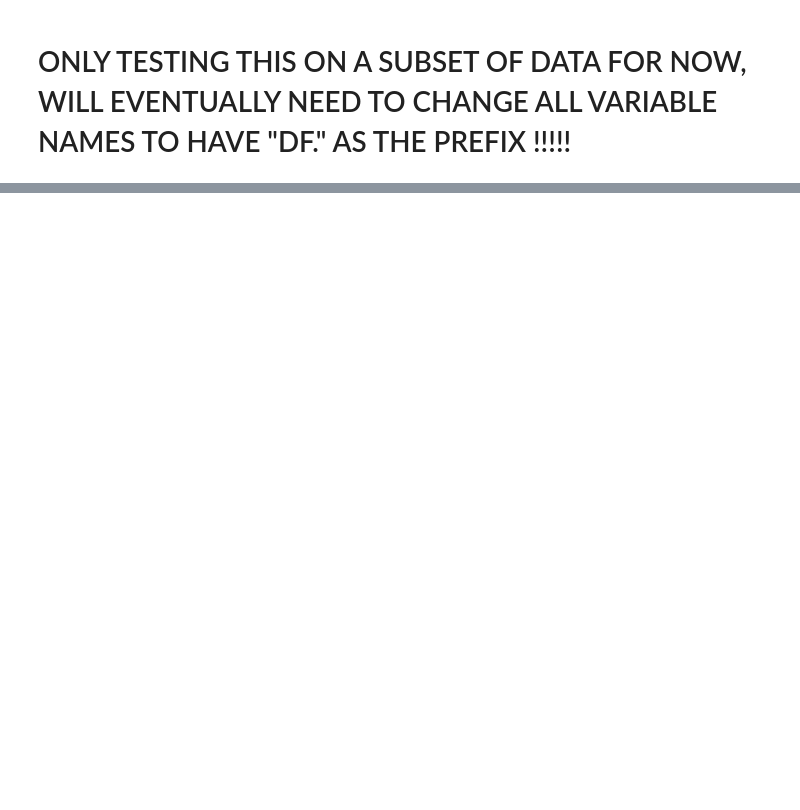
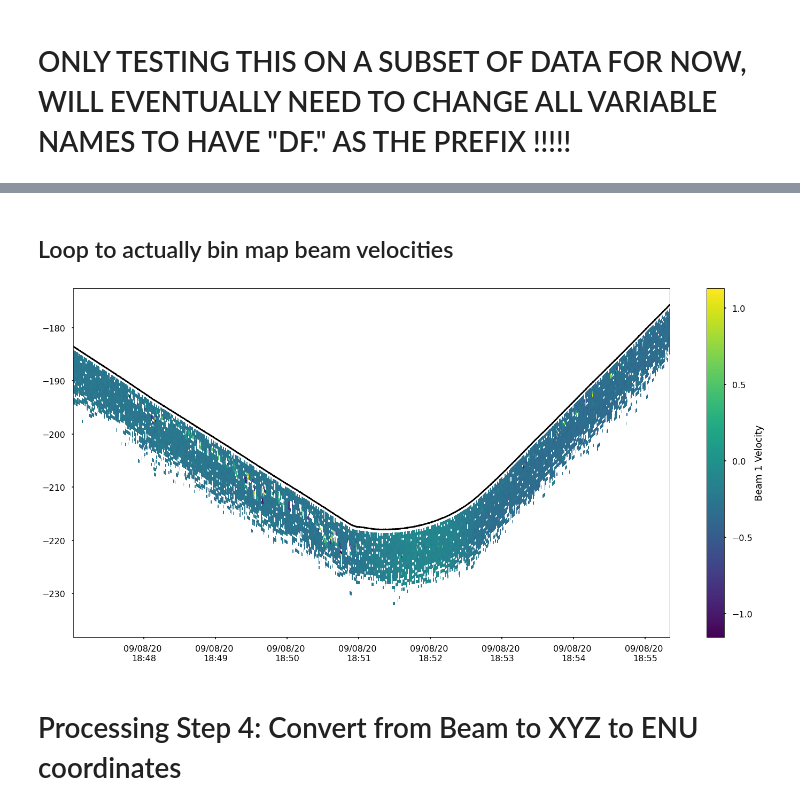
Before and after one commit to JGradone/Slocum-AD2CP, a Jupyter notebook: AD2CP_Processing.ipynb, the cells around one changed output, grey strips where cells are left out. Saved outputs shown, nothing was run; the diff lists cells and outputs as text; code cells hidden in the pictures; blank space fills up the shorter version.

```diff
--- a/AD2CP_Processing.ipynb
+++ b/AD2CP_Processing.ipynb
@@ -1034,0 +268,4 @@ NameError: name 'plt' is not defined
+# %%
+def correct_sound_speed(beamvelocity, real_speedofsound, default_speedofsound):
+    vel = beamvelocity*(real_speedofsound/default_speedofsound)
+    return vel
@@ -1034,0 +323,13 @@ NameError: name 'plt' is not defined
+# %%
+## Realized that the bins is really the projection along the vertical axis and it takes into account
+## the transducer geometry already. For this function, just need to correct for vehicle pitch and roll.
+
+def cell_vert(pitch, roll, bins):
+    ## Calculate a vertical displacement below instrument for
+    ## each adcp bin adjusting for pitch and roll (in degrees)
+    ## Positive roll: Port wing up
+    ## Positive pitch: Pitch up
+
+    pitch_adjusted = bins * np.sin(np.deg2rad(90-pitch))
+    z = pitch_adjusted * np.sin(np.deg2rad(90-roll))
+    return z
@@ -1034,0 +376,34 @@ NameError: name 'plt' is not defined
+# %%
+def binmap_adcp(beamvelocity, pitch, roll, bins):
+    ## bins = bin depths output from ADCP
+    ## true_depth = Actual bin depths calculated with function cell_vert based on pitch and roll
+
+    ## Comment this out better!
+
+    true_depth = cell_vert(pitch, roll, bins)
+    gridvel = interp.griddata(true_depth, beamvelocity, bins, method='nearest')
+    return gridvel
+# %% [markdown]
+## Loop to actually bin map beam velocities
+# %%
+for x in np.arange(0,beam1vel.shape[1]):
+    beam1vel[:,x] = binmap_adcp(beam1vel[:,x],pitch[x],roll[x],bins)
+    beam2vel[:,x] = binmap_adcp(beam2vel[:,x],pitch[x],roll[x],bins)
+    beam3vel[:,x] = binmap_adcp(beam3vel[:,x],pitch[x],roll[x],bins)
+    beam4vel[:,x] = binmap_adcp(beam4vel[:,x],pitch[x],roll[x],bins)
+# %%
+[x,y]=np.meshgrid(tm,bins)
+[bdepth,bbins]=np.meshgrid(pressure,bins)
+
+by=bdepth+bbins
+
+fig = plt.figure(figsize=(25,12))
+
+plt.pcolormesh(x[:,12000:14000],-by[:,12000:14000],beam1vel[:,12000:14000])
+plt.plot(tm[12000:14000],-pressure[12000:14000],'k')
+plt.colorbar(label='Beam 1 Velocity')
+plt.gca().xaxis.set_major_formatter(myFmtlong)
+# %% [output]
+[figure, added]
+# %% [markdown]
+# Processing Step 4: Convert from Beam to XYZ to ENU coordinates
```
Also changed, not shown: parts of 72 cells of this notebook, 3 other files.
